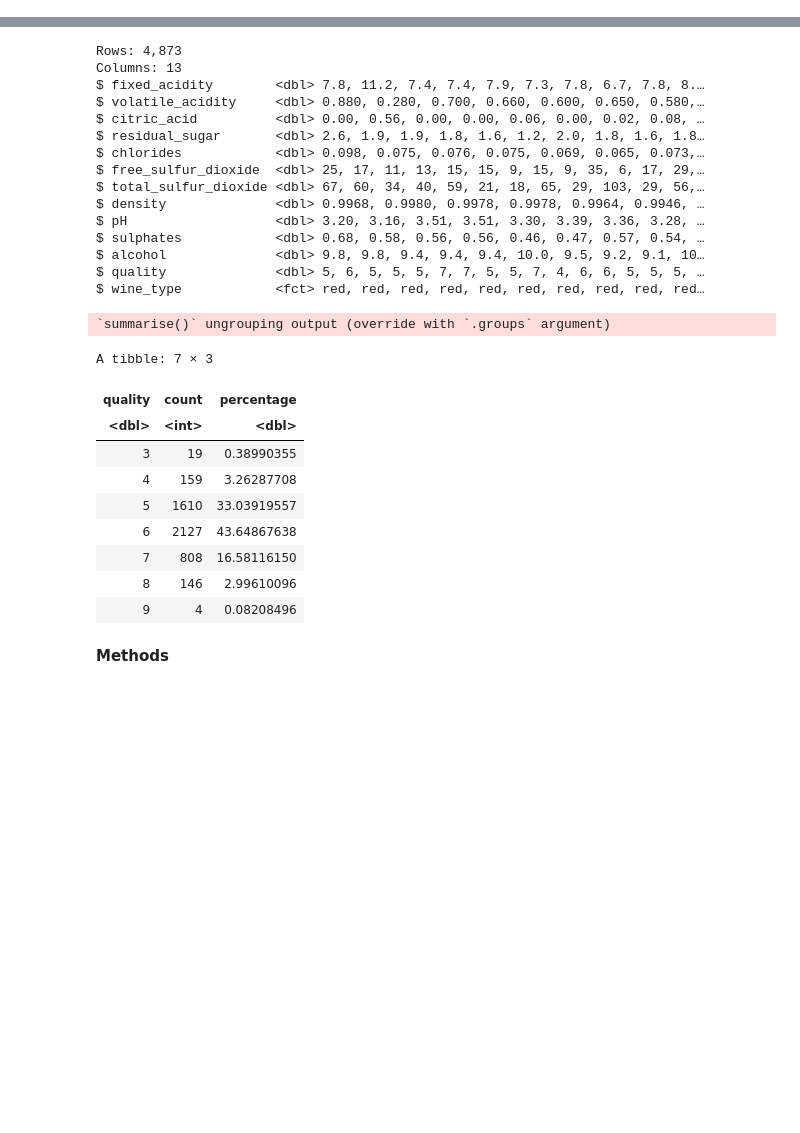
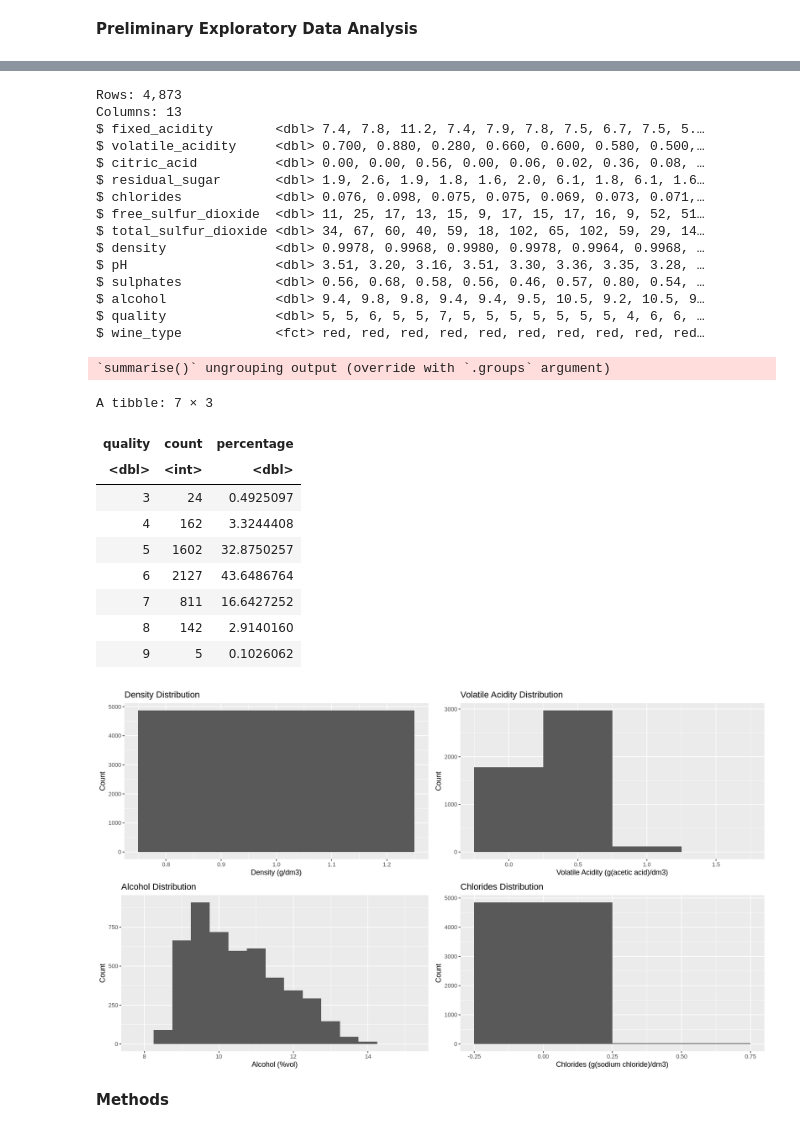
Before and after one commit to NataliaGarciaArias/dsci_group_project, a Jupyter notebook: natalia_part.ipynb, the cells around one changed output, grey strips where cells are left out. Saved outputs shown, nothing was run; the diff lists cells and outputs as text; code cells hidden in the pictures; blank space fills up the shorter version.

```diff
--- a/natalia_part.ipynb
+++ b/natalia_part.ipynb
@@ -1,3 +1,5 @@
+# %% [markdown]
+**Preliminary Exploratory Data Analysis**
 # %%
 #Read before running
 library(tidyverse)
@@ -38,97 +40,87 @@ wine_training %>%
   )
 
 missing_data <- wine_training %>%
-    select(fixed_acidity, volatile_acidity, residual_sugar, free_sulfur_dioxide, total_sulfur_dioxide, alcohol)%>%
+    select(density, volatile_acidity, chlorides, alcohol)%>%
     summary()
-
 
 options(repr.plot.width = 14, repr.plot.height = 8)
 
 predictors <- wine_training %>%
-    select(fixed_acidity, volatile_acidity, residual_sugar, free_sulfur_dioxide, total_sulfur_dioxide, alcohol)
+    select(density, volatile_acidity, chlorides, alcohol)
 
-fixed_acidity_plot <- predictors %>% ggplot(aes(x = fixed_acidity)) +
+density_plot <- predictors %>% ggplot(aes(x = density)) +
     geom_histogram(binwidth = .5)+
-    xlab("Fixed Acidity (g(tartaric acid)/dm3)")+
+    xlab("Density (g/dm3)")+
     ylab("Count")+
-    ggtitle("Fixed Acidity Distribution")
+    ggtitle("Density Distribution")
+
+chlorides_plot <- predictors %>% ggplot(aes(x = chlorides)) +
+    geom_histogram(binwidth = .5)+
+    xlab("Chlorides (g(sodium chloride)/dm3)")+
+    ylab("Count")+
+    ggtitle("Chlorides Distribution")
+
 
 volatile_acidity_plot <- predictors %>% ggplot(aes(x = volatile_acidity)) +
     geom_histogram(binwidth = .5)+
     xlab("Volatile Acidity (g(acetic acid)/dm3)")+
     ylab("Count")+
     ggtitle("Volatile Acidity Distribution")
-
-residual_sugar_plot <- predictors %>% ggplot(aes(x = residual_sugar)) +
-    geom_histogram(binwidth = .5)+
-    xlab("Residual sugar (g/dm3)")+
-    ylab("Count")+
-    ggtitle("Residual Sugar Distribution")
-
-free_sulfur_dioxide_plot <- predictors %>% ggplot(aes(x = free_sulfur_dioxide)) +
-    geom_histogram(binwidth = .5)+
-    xlab("Free sulfur dioxide (mg/dm3)")+
-    ylab("Count")+
-    ggtitle("Free Sulfur Dioxide Distribution")
-
-total_sulfur_dioxide_plot <- predictors %>% ggplot(aes(x = total_sulfur_dioxide)) +
-    geom_histogram(binwidth = .5)+
-    xlab("Total sulfur dioxide (mg/dm3)")+
-    ylab("Count")+
-    ggtitle("Total Sulfur Dioxide Distribution")
 
 alcohol_plot <- predictors %>% ggplot(aes(x = alcohol)) +
     geom_histogram(binwidth = .5)+
     xlab("Alcohol (%vol)")+
     ylab("Count")+
     ggtitle("Alcohol Distribution")
 
 
-predictor_distribution <- plot_grid(fixed_acidity_plot, volatile_acidity_plot, residual_sugar_plot,free_sulfur_dioxide_plot, total_sulfur_dioxide_plot, alcohol_plot)
+predictor_distribution <- plot_grid(density_plot, volatile_acidity_plot, alcohol_plot, chlorides_plot )
+predictor_distribution
 # %% [output]
 Parsed with column specification:
 cols(
   `fixed acidity` = col_double(),
   `volatile acidity` = col_double(),
   `citric acid` = col_double(),
   `residual sugar` = col_double(),
   chlorides = col_double(),
   `free sulfur dioxide` = col_double(),
   `total sulfur dioxide` = col_double(),
   density = col_double(),
   pH = col_double(),
   sulphates = col_double(),
 ... (15 lines left out)
   sulphates = col_double(),
   alcohol = col_double(),
   quality = col_double()
 )
 Rows: 4,873
 Columns: 13
-$ fixed_acidity        <dbl> 7.8, 11.2, 7.4, 7.4, 7.9, 7.3, 7.8, 6.7, 7.8, 8.…
-$ volatile_acidity     <dbl> 0.880, 0.280, 0.700, 0.660, 0.600, 0.650, 0.580,…
-$ citric_acid          <dbl> 0.00, 0.56, 0.00, 0.00, 0.06, 0.00, 0.02, 0.08, …
-$ residual_sugar       <dbl> 2.6, 1.9, 1.9, 1.8, 1.6, 1.2, 2.0, 1.8, 1.6, 1.8…
-$ chlorides            <dbl> 0.098, 0.075, 0.076, 0.075, 0.069, 0.065, 0.073,…
-$ free_sulfur_dioxide  <dbl> 25, 17, 11, 13, 15, 15, 9, 15, 9, 35, 6, 17, 29,…
-$ total_sulfur_dioxide <dbl> 67, 60, 34, 40, 59, 21, 18, 65, 29, 103, 29, 56,…
-$ density              <dbl> 0.9968, 0.9980, 0.9978, 0.9978, 0.9964, 0.9946, …
-$ pH                   <dbl> 3.20, 3.16, 3.51, 3.51, 3.30, 3.39, 3.36, 3.28, …
-$ sulphates            <dbl> 0.68, 0.58, 0.56, 0.56, 0.46, 0.47, 0.57, 0.54, …
-$ alcohol              <dbl> 9.8, 9.8, 9.4, 9.4, 9.4, 10.0, 9.5, 9.2, 9.1, 10…
-$ quality              <dbl> 5, 6, 5, 5, 5, 7, 7, 5, 5, 7, 4, 6, 6, 5, 5, 5, …
+$ fixed_acidity        <dbl> 7.4, 7.8, 11.2, 7.4, 7.9, 7.8, 7.5, 6.7, 7.5, 5.…
+$ volatile_acidity     <dbl> 0.700, 0.880, 0.280, 0.660, 0.600, 0.580, 0.500,…
+$ citric_acid          <dbl> 0.00, 0.00, 0.56, 0.00, 0.06, 0.02, 0.36, 0.08, …
+$ residual_sugar       <dbl> 1.9, 2.6, 1.9, 1.8, 1.6, 2.0, 6.1, 1.8, 6.1, 1.6…
+$ chlorides            <dbl> 0.076, 0.098, 0.075, 0.075, 0.069, 0.073, 0.071,…
+$ free_sulfur_dioxide  <dbl> 11, 25, 17, 13, 15, 9, 17, 15, 17, 16, 9, 52, 51…
+$ total_sulfur_dioxide <dbl> 34, 67, 60, 40, 59, 18, 102, 65, 102, 59, 29, 14…
+$ density              <dbl> 0.9978, 0.9968, 0.9980, 0.9978, 0.9964, 0.9968, …
+$ pH                   <dbl> 3.51, 3.20, 3.16, 3.51, 3.30, 3.36, 3.35, 3.28, …
+$ sulphates            <dbl> 0.56, 0.68, 0.58, 0.56, 0.46, 0.57, 0.80, 0.54, …
+$ alcohol              <dbl> 9.4, 9.8, 9.8, 9.4, 9.4, 9.5, 10.5, 9.2, 10.5, 9…
+$ quality              <dbl> 5, 5, 6, 5, 5, 7, 5, 5, 5, 5, 5, 5, 5, 4, 6, 6, …
 $ wine_type            <fct> red, red, red, red, red, red, red, red, red, red…
 `summarise()` ungrouping output (override with `.groups` argument)
 A tibble: 7 × 3
 | quality | count | percentage |
 | <dbl> | <int> | <dbl> |
-| 3 | 19 | 0.38990355 |
-| 4 | 159 | 3.26287708 |
-| 5 | 1610 | 33.03919557 |
-| 6 | 2127 | 43.64867638 |
-| 7 | 808 | 16.58116150 |
-| 8 | 146 | 2.99610096 |
-| 9 | 4 | 0.08208496 |
+| 3 | 24 | 0.4925097 |
+| 4 | 162 | 3.3244408 |
+| 5 | 1602 | 32.8750257 |
+| 6 | 2127 | 43.6486764 |
+| 7 | 811 | 16.6427252 |
+| 8 | 142 | 2.9140160 |
+| 9 | 5 | 0.1026062 |
+[figure, added]
 # %% [markdown]
 **Methods**
 # %% [markdown]
```
Also changed, not shown: parts of 2 cells of this notebook.
